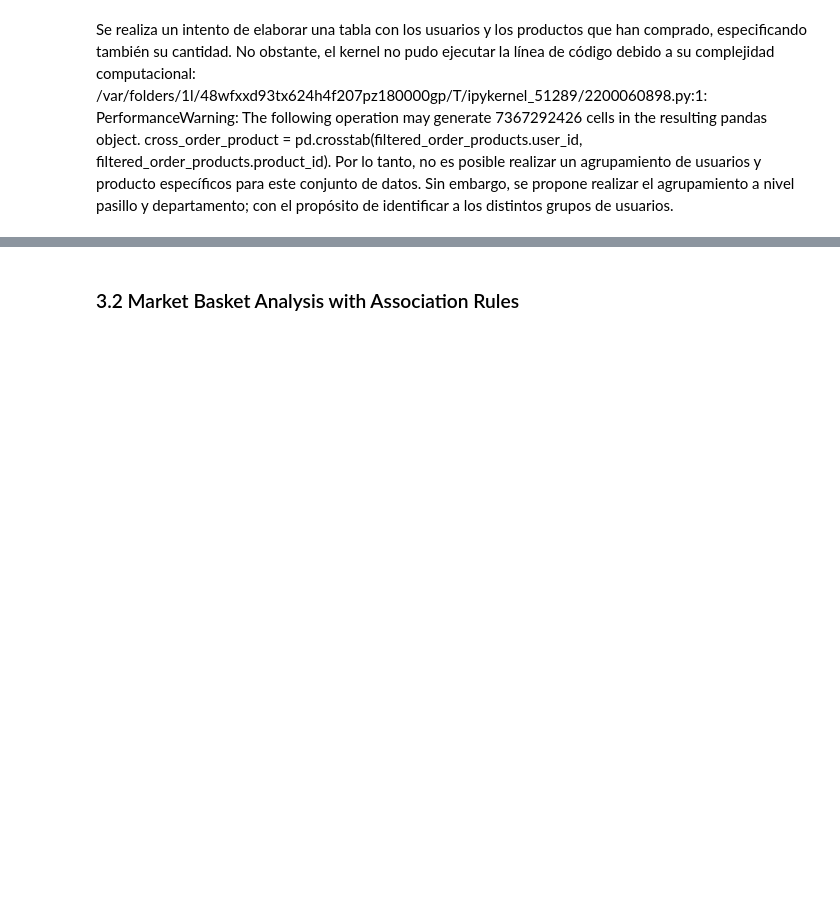
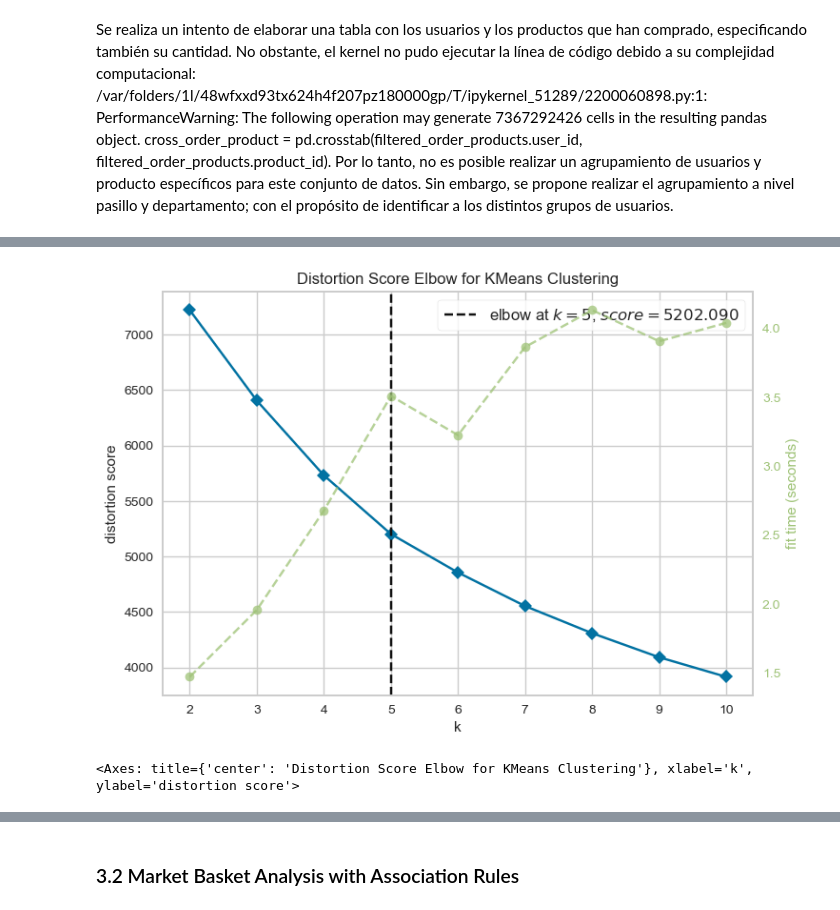
Before and after one commit to ArturoGarzaTec/TC3002B.504_Equipo6, a Jupyter notebook: Reto_TC3002.ipynb, the cells around one changed output, grey strips where cells are left out. Saved outputs shown, nothing was run; the diff lists cells and outputs as text; code cells hidden in the pictures; blank space fills up the shorter version.

```diff
--- a/Reto_TC3002.ipynb
+++ b/Reto_TC3002.ipynb
@@ -37,7 +37,8 @@ Los diferentes archivos que conforman el conjunto de datos fueron fusionados en
 # %%
 # Agrupa los datos de las tablas en un solo data frame
 order_products = pd.DataFrame()
-order_products = pd.concat([order_products_prior_df, order_products_train_df])
+# order_products = pd.concat([order_products_prior_df, order_products_train_df])
+order_products = order_products_prior_df
 order_products = order_products.merge(products_df, on = 'product_id', how = 'left')
 order_products = order_products.merge(aisles_df, on = 'aisle_id', how = 'left')
 order_products = order_products.merge(departments_df, on = 'department_id', how = 'left')
@@ -142,2 +171,4 @@ Error:
 # %%
 # Agrupar los usuarios junto con los pasillos y los departamentos para categorizarlos.
+cross_order_product = pd.crosstab(order_products.user_id, order_products.aisle)
+cross_order_product.describe()
@@ -143,0 +186,3 @@ Error:
+# %%
+normalaize_df = cross_order_product.div(cross_order_product.sum(axis=1), axis=0)
+normalaize_df.head()
@@ -143,0 +198,7 @@ Error:
+# %%
+from sklearn.decomposition import PCA
+
+pca = PCA(n_components=10)
+pca_df = pca.fit_transform(normalaize_df)
+pca_df = pd.DataFrame(pca_df)
+pca_df.tail()
@@ -143,0 +212,10 @@ Error:
+# %%
+from yellowbrick.cluster import KElbowVisualizer
+from sklearn.cluster import KMeans
+
+elbow_chart = KElbowVisualizer(KMeans(),k=10)
+elbow_chart.fit(pca_df)
+elbow_chart.show()
+# %% [output]
+[figure, added]
+<Axes: title={'center': 'Distortion Score Elbow for KMeans Clustering'}, xlabel='k', ylabel='distortion score'>
```
Also changed, not shown: parts of 26 cells of this notebook, 6 other files.
